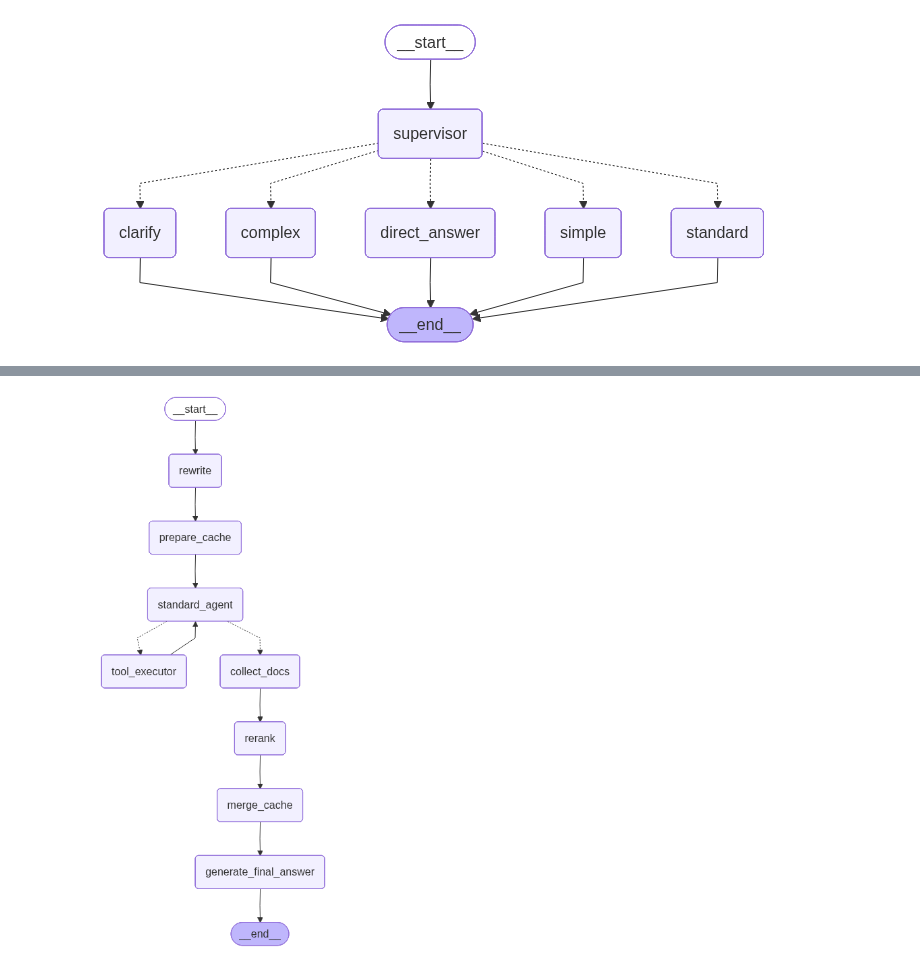
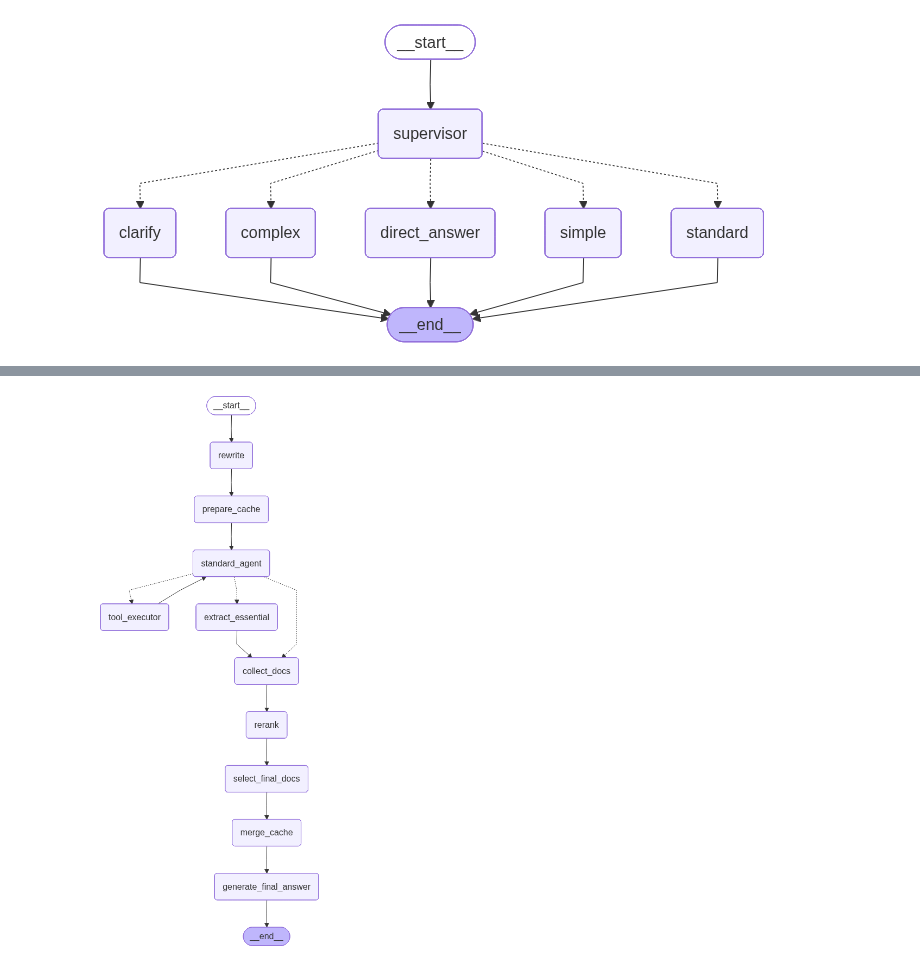
Before and after one commit to TeamCatchUp/catch-up, a Jupyter notebook: backend/notebook/rag_graph_image.ipynb, the cells around one changed output, grey strips where cells are left out. Cells and saved outputs as stored; diff of their text form; code cells hidden in the pictures.

```diff
--- a/backend/notebook/rag_graph_image.ipynb
+++ b/backend/notebook/rag_graph_image.ipynb
@@ -46,15 +48,17 @@ display(Image(main_graph.get_graph().draw_mermaid_png()))
 - `merge_cache`: rerank 결과로 `doc_cache` overwrite + `search_turn_history`에 SearchTurnMeta 누적
 # %%
 g = StateGraph(AgentState)
-for name in ["generate_vector_queries", "search_vector_db", "rerank", "merge_cache", "generate_final_answer_fast"]:
+for name in ["rewrite", "generate_vector_queries", "search_vector_db", "rerank", "select_final_docs", "merge_cache", "generate_final_answer"]:
     g.add_node(name, _noop)
 
-g.set_entry_point("generate_vector_queries")
+g.set_entry_point("rewrite")
+g.add_edge("rewrite", "generate_vector_queries")
 g.add_edge("generate_vector_queries", "search_vector_db")
 g.add_edge("search_vector_db", "rerank")
-g.add_edge("rerank", "merge_cache")
-g.add_edge("merge_cache", "generate_final_answer_fast")
-g.add_edge("generate_final_answer_fast", END)
+g.add_edge("rerank", "select_final_docs")
+g.add_edge("select_final_docs", "merge_cache")
+g.add_edge("merge_cache", "generate_final_answer")
+g.add_edge("generate_final_answer", END)
 
 simple_graph = g.compile()
 display(Image(simple_graph.get_graph().draw_mermaid_png()))
@@ -73,39 +83,46 @@ agent가 cache만으로 답할 수 있으면 tool call 없이 종료.
 - `merge_cache`: rerank 결과로 `doc_cache` overwrite + `search_turn_history`에 SearchTurnMeta 누적
 # %%
-def _route_standard_agent(state: AgentState) -> str:
-    pipeline_plan = state.get("pipeline_plan")
-    max_iterations = pipeline_plan.max_iterations if pipeline_plan else 4
-    if state.get("agent_iteration", 0) >= max_iterations:
+def _route_after_agent(state: AgentState) -> str:
+    stop_reason = state.get("agent_stop_reason")
+    if stop_reason == "by_choice":
         return "collect_docs"
+    if stop_reason == "iteration_limit":
+        return "extract_essential"
     messages = state.get("messages", [])
     last = messages[-1] if messages else None
     if last and getattr(last, "tool_calls", None):
         return "tool_executor"
+    pipeline_plan = state.get("pipeline_plan")
+    max_iterations = pipeline_plan.max_iterations if pipeline_plan else 4
+    if state.get("agent_iteration", 0) >= max_iterations:
+        return "extract_essential"
     return "collect_docs"
 
 
 g = StateGraph(AgentState)
-for name in ["rewrite", "prepare_cache", "standard_agent", "tool_executor", "collect_docs", "rerank", "merge_cache", "generate_final_answer"]:
+for name in ["rewrite", "prepare_cache", "standard_agent", "tool_executor", "extract_essential", "collect_docs", "rerank", "select_final_docs", "merge_cache", "generate_final_answer"]:
     g.add_node(name, _noop)
 
 g.set_entry_point("rewrite")
 g.add_edge("rewrite", "prepare_cache")
 g.add_edge("prepare_cache", "standard_agent")
 g.add_conditional_edges(
     "standard_agent",
-    _route_standard_agent,
-    {"tool_executor": "tool_executor", "collect_docs": "collect_docs"},
+    _route_after_agent,
+    {"tool_executor": "tool_executor", "extract_essential": "extract_essential", "collect_docs": "collect_docs"},
 )
 g.add_edge("tool_executor", "standard_agent")
+g.add_edge("extract_essential", "collect_docs")
 g.add_edge("collect_docs", "rerank")
-g.add_edge("rerank", "merge_cache")
+g.add_edge("rerank", "select_final_docs")
+g.add_edge("select_final_docs", "merge_cache")
 g.add_edge("merge_cache", "generate_final_answer")
 g.add_edge("generate_final_answer", END)
 
 standard_graph = g.compile()
 display(Image(standard_graph.get_graph().draw_mermaid_png()))
 # %% [output]
-[figure, old version]
+[figure, new version]
 # %% [markdown]
 ## Complex ReAct Subgraph
 
```
Also changed, not shown: parts of 5 cells of this notebook.
